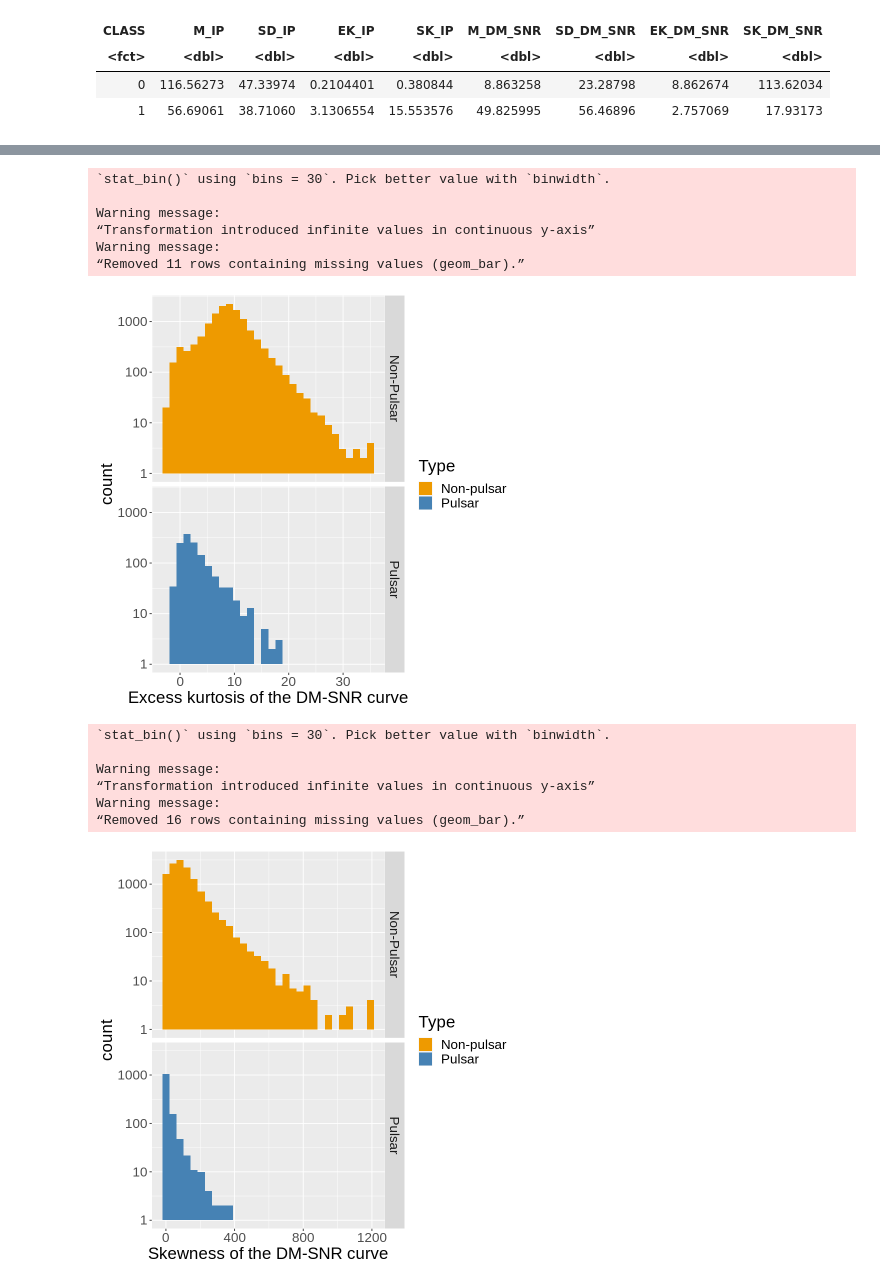
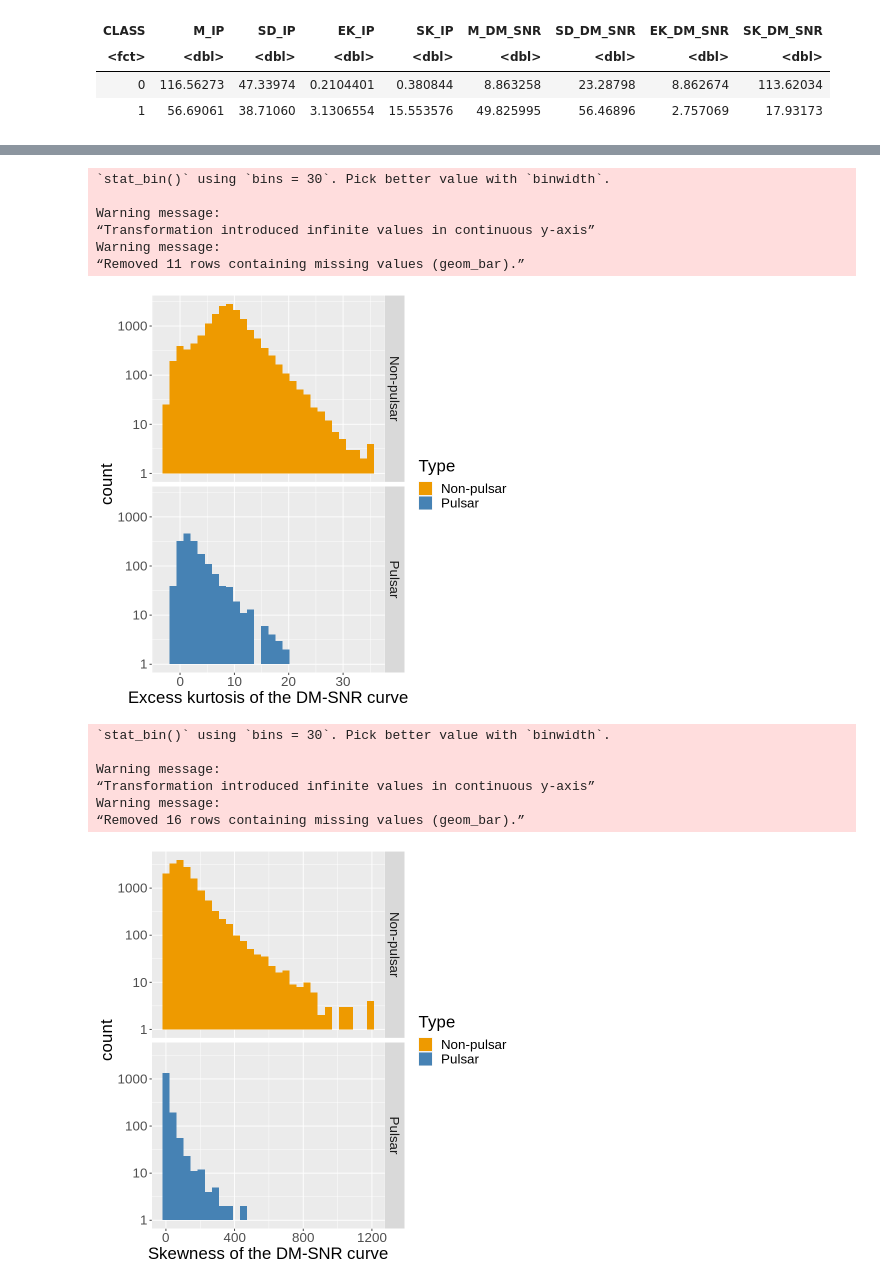
Before and after one commit to ONIGIRIIII/DSCI-100-GROUP-PROJECT, a Jupyter notebook: Untitled.ipynb, the cells around one changed output, grey strips where cells are left out. Saved outputs shown, nothing was run; the diff lists cells and outputs as text; code cells hidden in the pictures.

```diff
--- a/Untitled.ipynb
+++ b/Untitled.ipynb
@@ -69,5 +49,6 @@ A tibble: 3580 × 9
 # %%
-pulsar_plot_mip <- pulsar_train |>
+type_labels = c("0" = "Non-pulsar", "1" = "Pulsar")
+pulsar_plot_mip <- pulsar |>
                 ggplot(aes(x = M_IP, fill = CLASS)) +
                 geom_histogram() +
                 facet_grid(rows = vars(CLASS),
@@ -189,5 +165,5 @@ Warning message:
 # %%
-pulsar_plot_ek_dm_snr <- pulsar_train |>
+pulsar_plot_ek_dm_snr <- pulsar |>
                 ggplot(aes(x = EK_DM_SNR, fill = CLASS)) +
                 geom_histogram() +
                 facet_grid(rows = vars(CLASS),
@@ -205,24 +181,24 @@ Warning message:
 “Transformation introduced infinite values in continuous y-axis”
 Warning message:
 “Removed 11 rows containing missing values (geom_bar).”
-[figure, old version]
+[figure, new version]
 # %%
-pulsar_plot_sk_dm_snr <- pulsar_train |>
+pulsar_plot_sk_dm_snr <- pulsar |>
                 ggplot(aes(x = SK_DM_SNR, fill = CLASS)) +
                 geom_histogram() +
                 facet_grid(rows = vars(CLASS),
                           labeller = labeller(CLASS = type_labels)) +
                 labs(x = "Skewness of the DM-SNR curve", fill = "Type") +
                 scale_fill_manual(labels = c("Non-pulsar", "Pulsar"),
                                  values = c("orange2", "steelblue")) +
                 scale_y_log10() +
                 theme(text = element_text(size = 20))
 pulsar_plot_sk_dm_snr
 # %% [output]
 `stat_bin()` using `bins = 30`. Pick better value with `binwidth`.
 
 Warning message:
 “Transformation introduced infinite values in continuous y-axis”
 Warning message:
 “Removed 16 rows containing missing values (geom_bar).”
-[figure, old version]
+[figure, new version]
```
Also changed, not shown: parts of 8 cells of this notebook.
